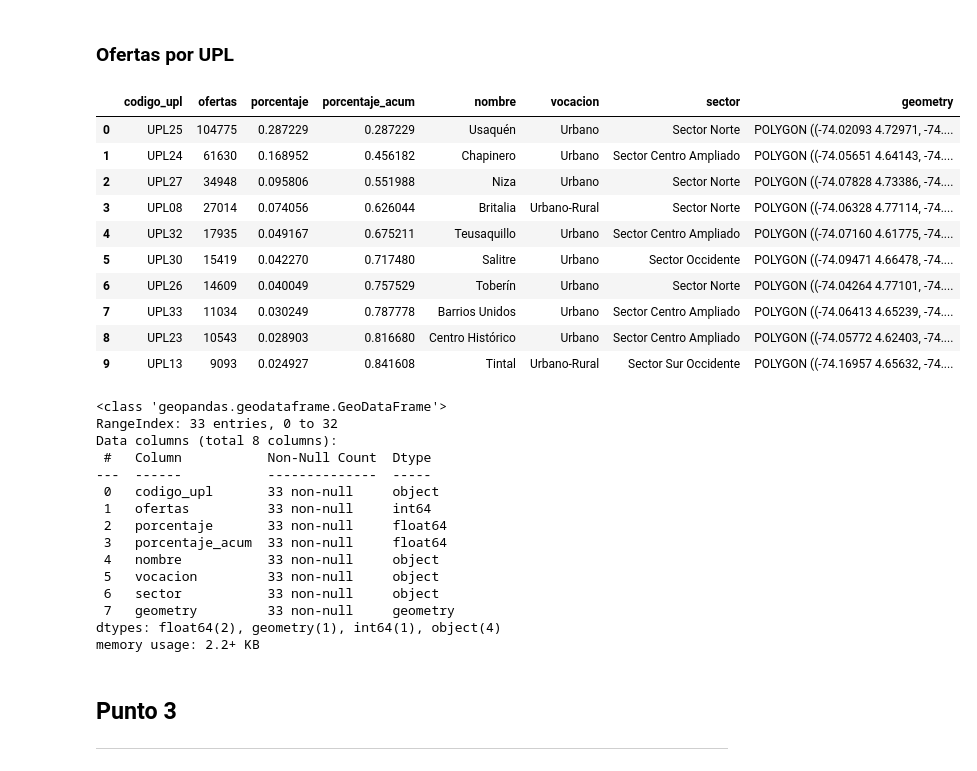
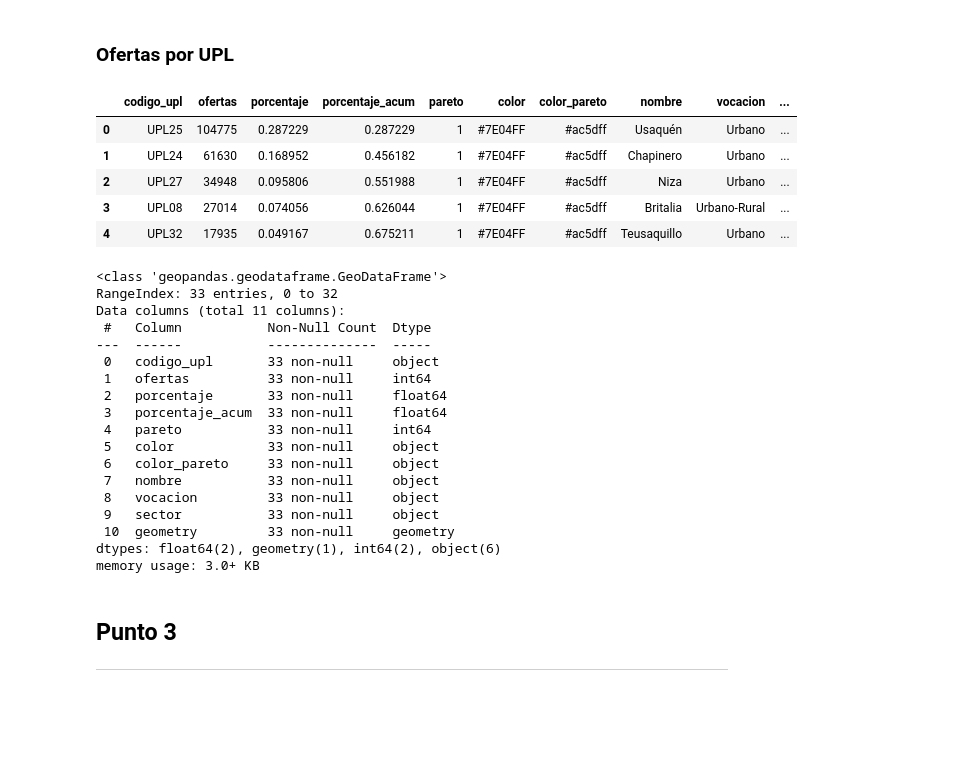
Before and after one commit to SantiGonzalezz/habi_prueba_data_science, a Jupyter notebook: Prueba_Data_Science_Santi.ipynb, the cells around one changed output. Saved outputs shown, nothing was run; the diff lists cells and outputs as text; code cells hidden in the pictures; blank space fills up the shorter version.

```diff
--- a/Prueba_Data_Science_Santi.ipynb
+++ b/Prueba_Data_Science_Santi.ipynb
@@ -303,6 +300,12 @@ df_ofertas_upl = df_inmuebles.groupby(['codigo_upl']).agg(ofertas=('id', 'count'
 # Find the percentage and since it is sorted the cumulative percentage to check rules as Pareto
 df_ofertas_upl['porcentaje'] = df_ofertas_upl['ofertas'] / df_ofertas_upl['ofertas'].sum()
 df_ofertas_upl['porcentaje_acum'] = df_ofertas_upl['porcentaje'].cumsum()
+df_ofertas_upl['pareto'] = 0
+df_ofertas_upl.loc[df_ofertas_upl['porcentaje_acum'] <= 0.8, 'pareto'] = 1
+df_ofertas_upl['color'] = '#959595'
+df_ofertas_upl.loc[df_ofertas_upl['pareto'] == 1, 'color'] = '#7E04FF'
+df_ofertas_upl['color_pareto'] = '#959595'
+df_ofertas_upl.loc[df_ofertas_upl['pareto'] == 1, 'color_pareto'] = '#ac5dff'
 
 # Complete the information of the UPL to graph it
 df_ofertas_upl =pd.merge(
@@ -318,37 +321,35 @@ df_ofertas_upl = gpd.GeoDataFrame(
     geometry='geometry'
 )
 # %%
-df_ofertas_upl.head(10)
+df_ofertas_upl.head()
 # %% [output]
-|  | codigo_upl | ofertas | porcentaje | porcentaje_acum | nombre | vocacion | sector | geometry |
-| 0 | UPL25 | 104775 | 0.287229 | 0.287229 | Usaquén | Urbano | Sector Norte | POLYGON ((-74.02093 4.72971, -74.... |
-| 1 | UPL24 | 61630 | 0.168952 | 0.456182 | Chapinero | Urbano | Sector Centro Ampliado | POLYGON ((-74.05651 4.64143, -74.... |
-| 2 | UPL27 | 34948 | 0.095806 | 0.551988 | Niza | Urbano | Sector Norte | POLYGON ((-74.07828 4.73386, -74.... |
-| 3 | UPL08 | 27014 | 0.074056 | 0.626044 | Britalia | Urbano-Rural | Sector Norte | POLYGON ((-74.06328 4.77114, -74.... |
-| 4 | UPL32 | 17935 | 0.049167 | 0.675211 | Teusaquillo | Urbano | Sector Centro Ampliado | POLYGON ((-74.07160 4.61775, -74.... |
-| 5 | UPL30 | 15419 | 0.042270 | 0.717480 | Salitre | Urbano | Sector Occidente | POLYGON ((-74.09471 4.66478, -74.... |
-| 6 | UPL26 | 14609 | 0.040049 | 0.757529 | Toberín | Urbano | Sector Norte | POLYGON ((-74.04264 4.77101, -74.... |
-| 7 | UPL33 | 11034 | 0.030249 | 0.787778 | Barrios Unidos | Urbano | Sector Centro Ampliado | POLYGON ((-74.06413 4.65239, -74.... |
-| 8 | UPL23 | 10543 | 0.028903 | 0.816680 | Centro Histórico | Urbano | Sector Centro Ampliado | POLYGON ((-74.05772 4.62403, -74.... |
-| 9 | UPL13 | 9093 | 0.024927 | 0.841608 | Tintal | Urbano-Rural | Sector Sur Occidente | POLYGON ((-74.16957 4.65632, -74.... |
+|  | codigo_upl | ofertas | porcentaje | porcentaje_acum | pareto | color | color_pareto | nombre | vocacion | ... |
+| 0 | UPL25 | 104775 | 0.287229 | 0.287229 | 1 | #7E04FF | #ac5dff | Usaquén | Urbano | ... |
+| 1 | UPL24 | 61630 | 0.168952 | 0.456182 | 1 | #7E04FF | #ac5dff | Chapinero | Urbano | ... |
+| 2 | UPL27 | 34948 | 0.095806 | 0.551988 | 1 | #7E04FF | #ac5dff | Niza | Urbano | ... |
+| 3 | UPL08 | 27014 | 0.074056 | 0.626044 | 1 | #7E04FF | #ac5dff | Britalia | Urbano-Rural | ... |
+| 4 | UPL32 | 17935 | 0.049167 | 0.675211 | 1 | #7E04FF | #ac5dff | Teusaquillo | Urbano | ... |
 # %%
 df_ofertas_upl.info()
 # %% [output]
 <class 'geopandas.geodataframe.GeoDataFrame'>
 RangeIndex: 33 entries, 0 to 32
-Data columns (total 8 columns):
+Data columns (total 11 columns):
  #   Column           Non-Null Count  Dtype
 ---  ------           --------------  -----
  0   codigo_upl       33 non-null     object
  1   ofertas          33 non-null     int64
  2   porcentaje       33 non-null     float64
  3   porcentaje_acum  33 non-null     float64
- 4   nombre           33 non-null     object
- 5   vocacion         33 non-null     object
- 6   sector           33 non-null     object
- 7   geometry         33 non-null     geometry
-dtypes: float64(2), geometry(1), int64(1), object(4)
-memory usage: 2.2+ KB
+ 4   pareto           33 non-null     int64
+ 5   color            33 non-null     object
+ 6   color_pareto     33 non-null     object
+ 7   nombre           33 non-null     object
+ 8   vocacion         33 non-null     object
+ 9   sector           33 non-null     object
+ 10  geometry         33 non-null     geometry
+dtypes: float64(2), geometry(1), int64(2), object(6)
+memory usage: 3.0+ KB
 # %% [markdown]
 ## **Punto 3**
 
```
Also changed, not shown: parts of 63 cells of this notebook, 2 other files.
